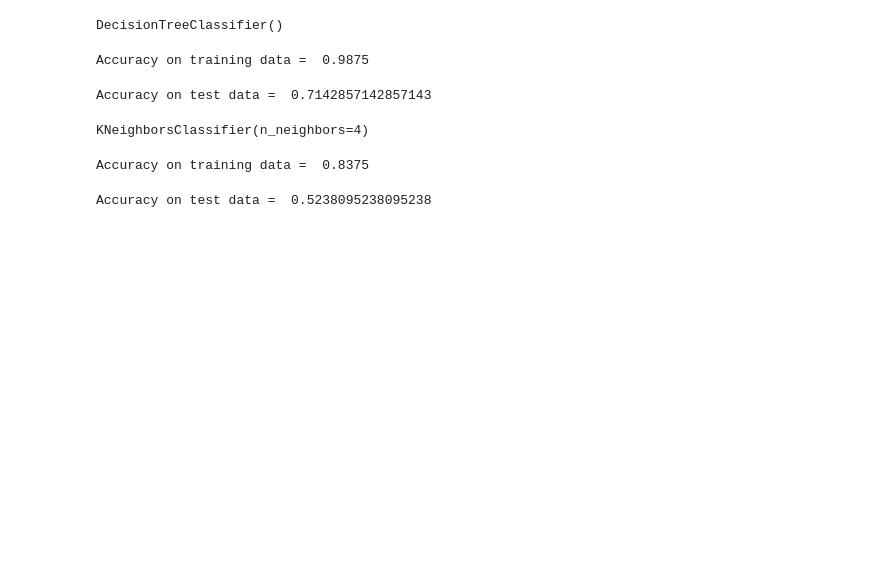
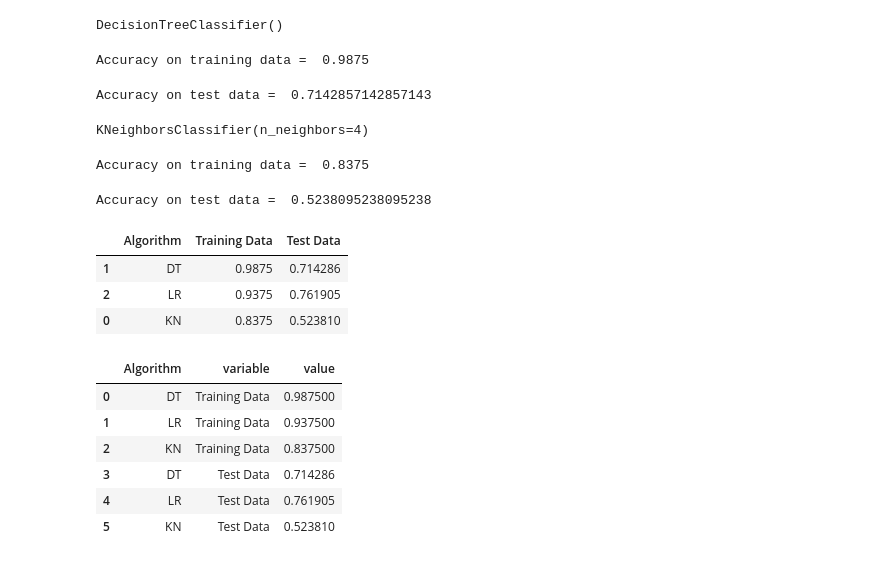
Before and after one commit to melinashk/ai-health-project, a Jupyter notebook: Artificial_Intelligence_Project.ipynb, the cells around one changed output. Saved outputs shown, nothing was run; the diff lists cells and outputs as text; code cells hidden in the pictures; blank space fills up the shorter version.

```diff
--- a/Artificial_Intelligence_Project.ipynb
+++ b/Artificial_Intelligence_Project.ipynb
@@ -349,0 +380,20 @@ Accuracy on test data =  0.5238095238095238
+# %%
+performance_df
+# %% [output]
+|  | Algorithm | Training Data | Test Data |
+| 1 | DT | 0.9875 | 0.714286 |
+| 2 | LR | 0.9375 | 0.761905 |
+| 0 | KN | 0.8375 | 0.523810 |
+# %%
+
+performance_df1 = pd.melt(performance_df, id_vars = "Algorithm")
+
+performance_df1
+# %% [output]
+|  | Algorithm | variable | value |
+| 0 | DT | Training Data | 0.987500 |
+| 1 | LR | Training Data | 0.937500 |
+| 2 | KN | Training Data | 0.837500 |
+| 3 | DT | Test Data | 0.714286 |
+| 4 | LR | Test Data | 0.761905 |
+| 5 | KN | Test Data | 0.523810 |
```
Also changed, not shown: parts of 10 cells of this notebook.
